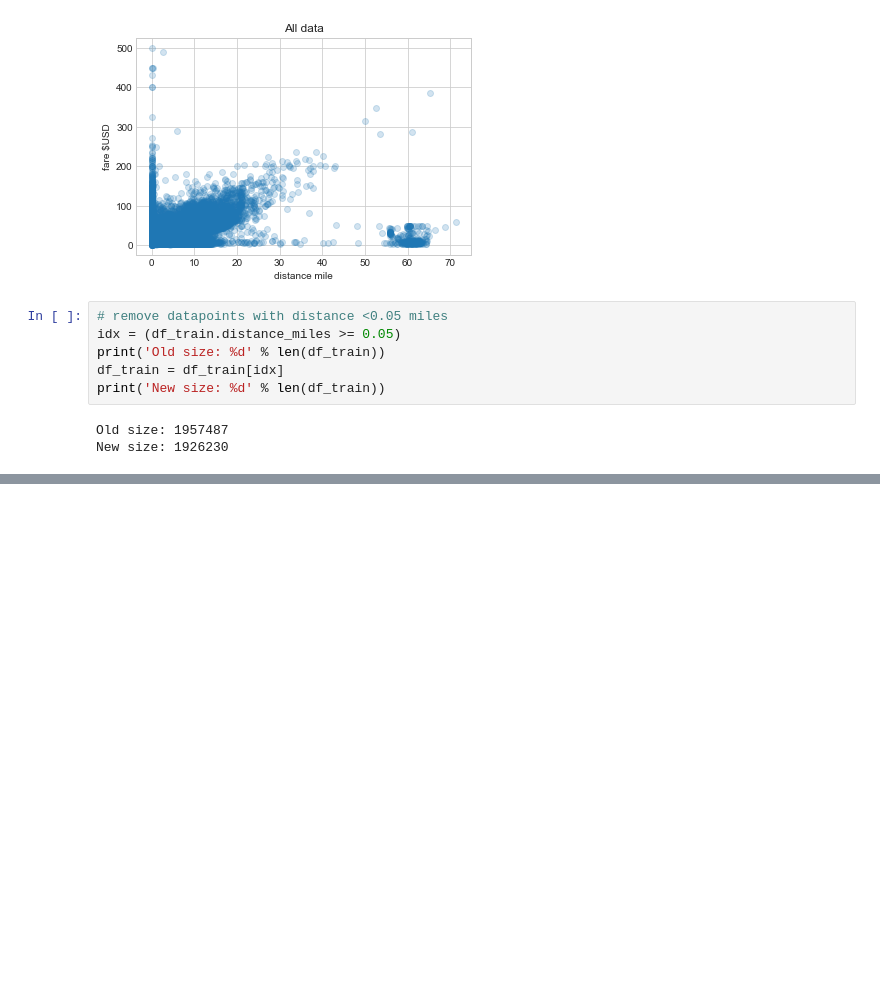
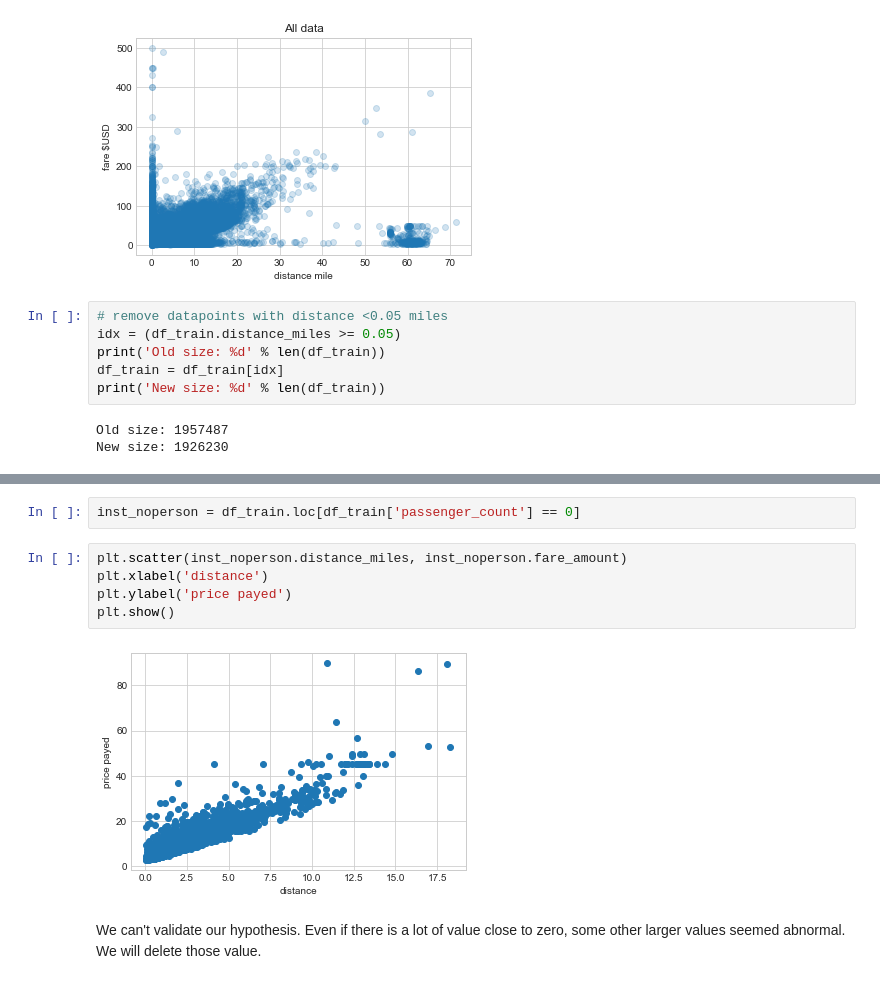
Before and after one commit to clemfdh/Taxi-Fare-prediction-in-NYC, a Jupyter notebook: Taxi_fare.ipynb, the cells around one changed output, grey strips where cells are left out. Cells and saved outputs as stored; diff of their text form; blank space fills up the shorter version.

```diff
--- a/Taxi_fare.ipynb
+++ b/Taxi_fare.ipynb
@@ -308,0 +324,11 @@ New size: 1926230
+# %%
+inst_noperson = df_train.loc[df_train['passenger_count'] == 0]
+# %%
+plt.scatter(inst_noperson.distance_miles, inst_noperson.fare_amount)
+plt.xlabel('distance')
+plt.ylabel('price payed')
+plt.show()
+# %% [output]
+[figure, added]
+# %% [markdown]
+We can't validate our hypothesis. Even if there is a lot of value close to zero, some other larger values seemed abnormal. We will delete those value.
```
Also changed, not shown: parts of 12 cells of this notebook.
